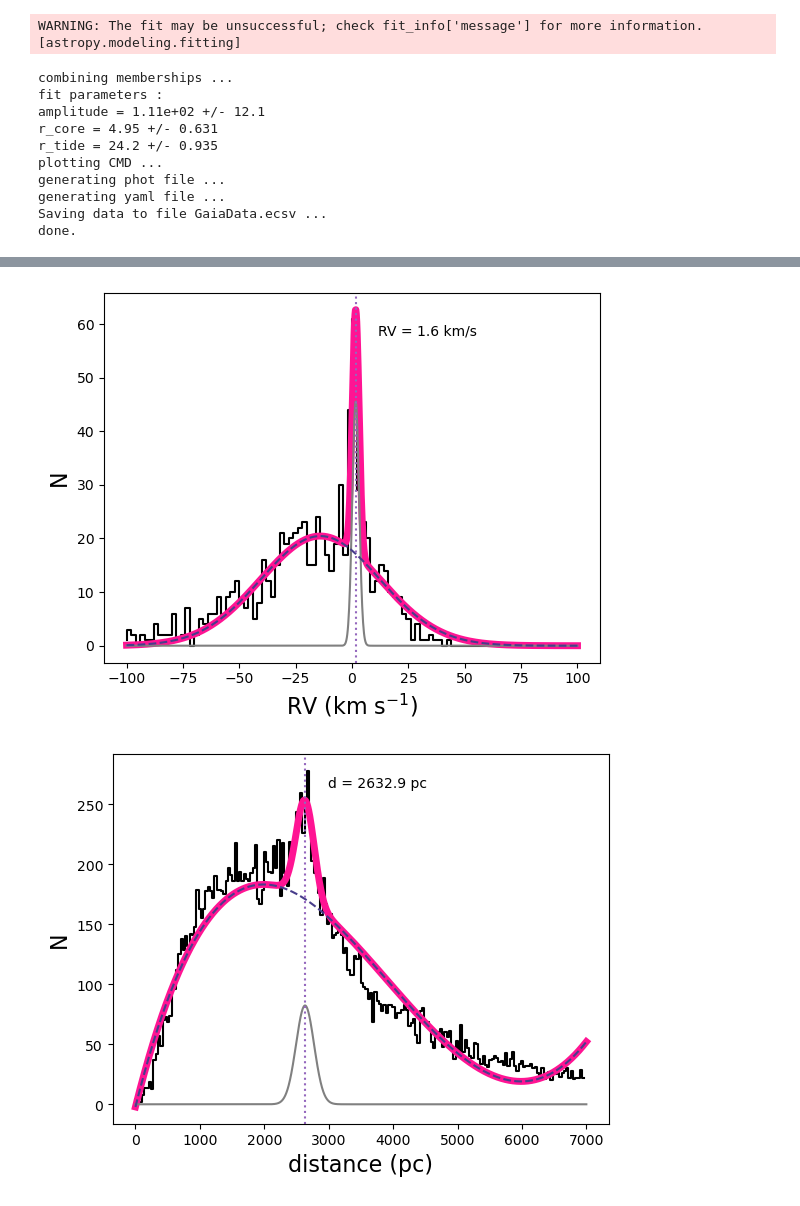
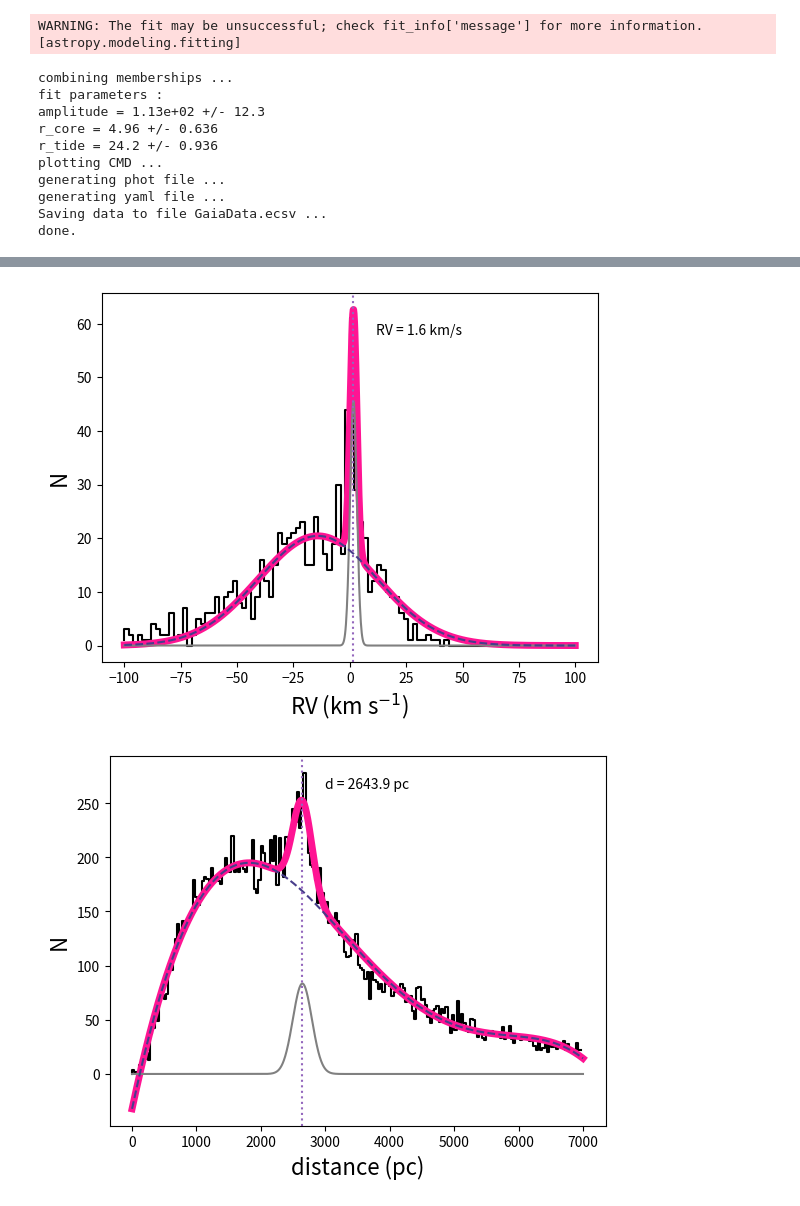
Before and after one commit to Clairezy/BASE9_utils, a Jupyter notebook: getGaiaData/makePHOT.ipynb, the cells around one changed output, grey strips where cells are left out. Drawn from its saved outputs; the diff is of its cells as text; code cells hidden in the pictures.

```diff
--- a/getGaiaData/makePHOT.ipynb
+++ b/getGaiaData/makePHOT.ipynb
@@ -20,3 +22,13 @@ Loading BokehJS ...
+# %%
+from matplotlib import font_manager
+#point to font directory and find files within it
+font_dirs = ['/Library/Fonts/']
+font_files = font_manager.findSystemFonts(fontpaths=font_dirs)
+#add fonts
+for font_file in font_files:
+    font_manager.fontManager.addfont(font_file)
+# set font
+plt.rcParams['font.family'] = 'Noto Sans JP'
 # %%
 # read in my OC file and see if I can use that to define the input values
 # https://github.com/ageller/compileOCs/blob/master/OCcompiled_clean.csv
@@ -52,5 +67,7 @@ radius = rtfac*np.arctan2(rt, row['dist[pc]'])*180./np.pi
 # %%
 cluster = GaiaClusterMembers(center.ra.to(units.degree).value, center.dec.to(units.degree).value, radius)
+print(cluster.dPolyD)
+cluster.dPolyD = 6
 pwd = clusterName+'_dir'
 cluster.verbose = 1
 try:
@@ -103,9 +126,9 @@ finding proper-motion members ...
 WARNING: The fit may be unsuccessful; check fit_info['message'] for more information. [astropy.modeling.fitting]
 combining memberships ...
 fit parameters :
-amplitude = 1.11e+02 +/- 12.1
-r_core = 4.95 +/- 0.631
-r_tide = 24.2 +/- 0.935
+amplitude = 1.13e+02 +/- 12.3
+r_core = 4.96 +/- 0.636
+r_tide = 24.2 +/- 0.936
 plotting CMD ...
 generating phot file ...
 generating yaml file ...
@@ -117,2 +140,2 @@ done.
-[figure, old version]
+[figure, new version]
-[figure, old version]
+[figure, new version]
```
Also changed, not shown: parts of 5 cells of this notebook, 12 other files.
